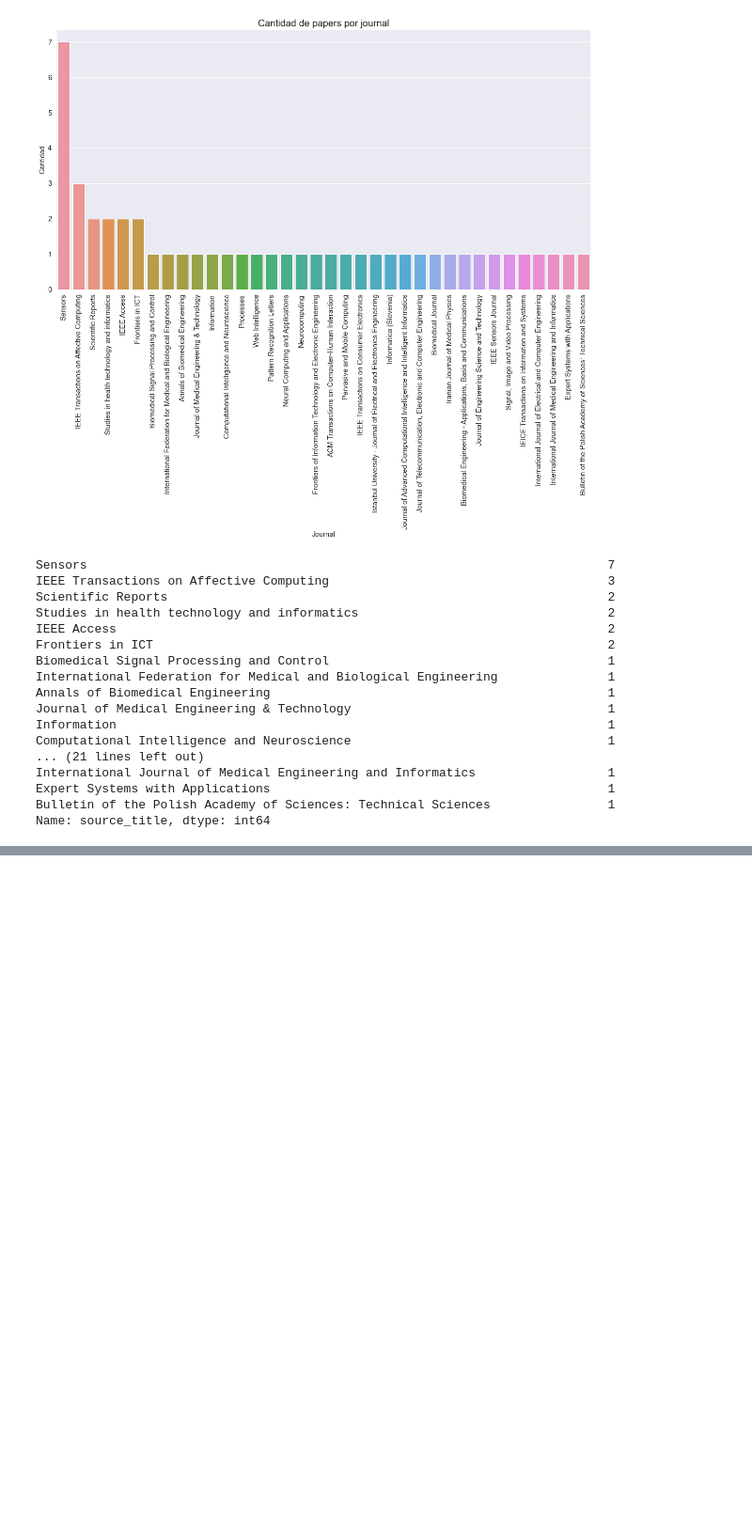
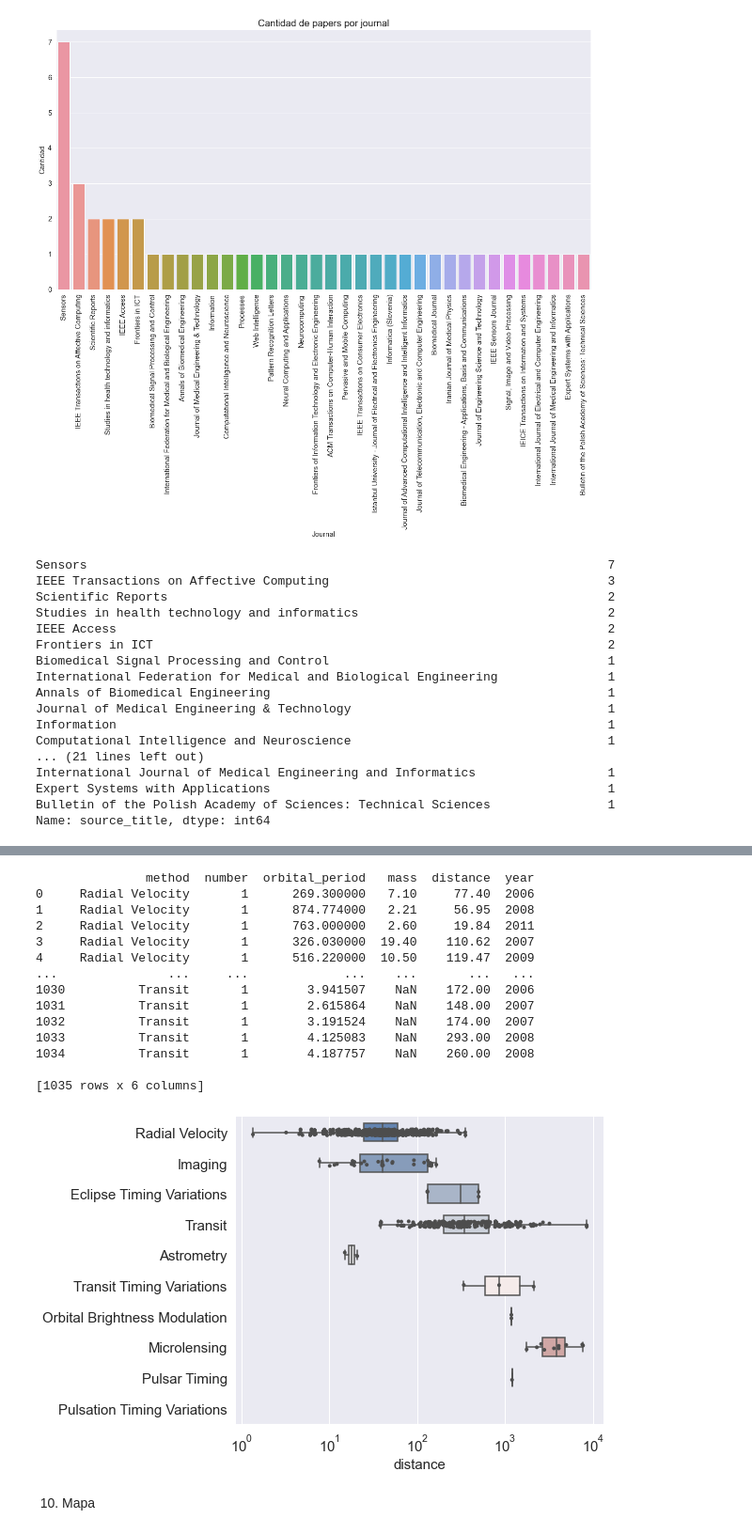
Before and after one commit to tomdamelio/Review_EDA_Emotion_Recognition, a Jupyter notebook: Emmanuel/notebooks/analisis_exploratorio.ipynb, the cells around one changed output, grey strips where cells are left out. Shown: that part at 94% size. Saved outputs shown, nothing was run; the diff lists cells and outputs as text; code cells hidden in the pictures; blank space fills up the shorter version.

```diff
--- a/EMMA/notebooks/analisis_exploratorio.ipynb
+++ b/Emmanuel/notebooks/analisis_exploratorio.ipynb
@@ -507,0 +396,40 @@ fig.show()
+# %%
+
+
+# Initialize the figure with a logarithmic x axis
+f, ax = plt.subplots(figsize=(7, 6))
+ax.set_xscale("log")
+
+# Load the example planets dataset
+planets = sns.load_dataset("planets")
+print(planets)
+# Plot the orbital period with horizontal boxes
+sns.boxplot(x="distance", y="method", data=planets,
+            whis=[0, 100], width=.6, palette="vlag")
+
+# Add in points to show each observation
+sns.stripplot(x="distance", y="method", data=planets,
+              size=4, color=".3", linewidth=0)
+
+# Tweak the visual presentation
+ax.xaxis.grid(True)
+ax.set(ylabel="")
+sns.despine(trim=True, left=True)
+# %% [output]
+               method  number  orbital_period   mass  distance  year
+0     Radial Velocity       1      269.300000   7.10     77.40  2006
+1     Radial Velocity       1      874.774000   2.21     56.95  2008
+2     Radial Velocity       1      763.000000   2.60     19.84  2011
+3     Radial Velocity       1      326.030000  19.40    110.62  2007
+4     Radial Velocity       1      516.220000  10.50    119.47  2009
+...               ...     ...             ...    ...       ...   ...
+1030          Transit       1        3.941507    NaN    172.00  2006
+1031          Transit       1        2.615864    NaN    148.00  2007
+1032          Transit       1        3.191524    NaN    174.00  2007
+1033          Transit       1        4.125083    NaN    293.00  2008
+1034          Transit       1        4.187757    NaN    260.00  2008
+
+[1035 rows x 6 columns]
+[figure, added]
+# %% [markdown]
+10. Mapa
```
Also changed, not shown: parts of 9 cells of this notebook, 21 other files.
